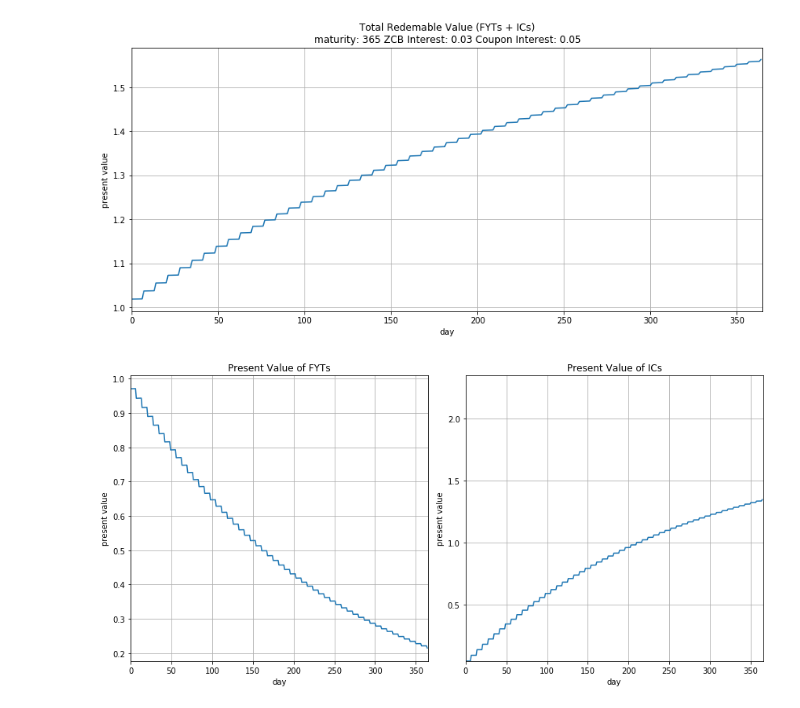
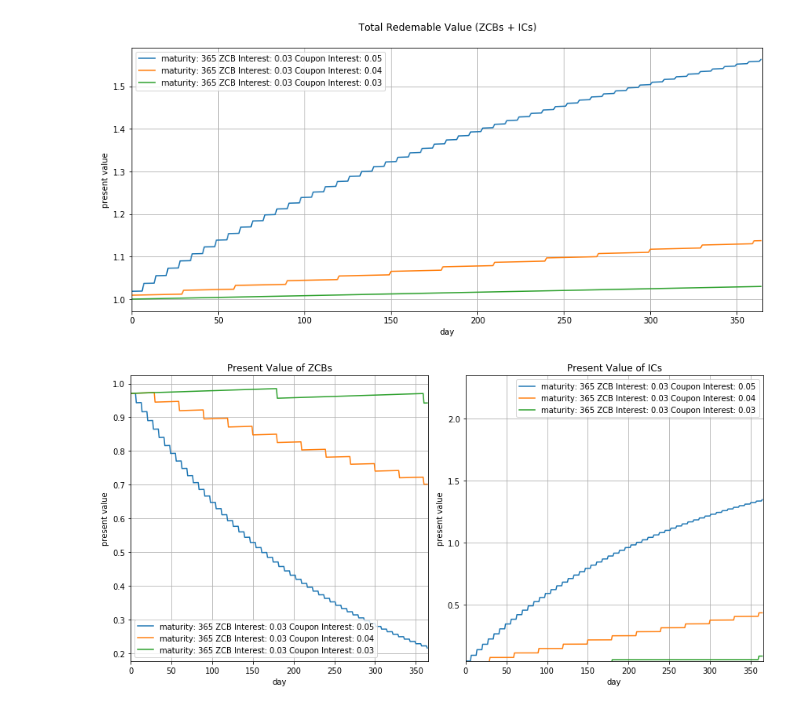
Before and after one commit to delvtech/agent0, a Jupyter notebook: coupon-harvesting.ipynb, the cells around one changed output. Drawn from its saved outputs; the diff is of its cells as text; code cells hidden in the pictures.

```diff
--- a/coupon-harvesting.ipynb
+++ b/coupon-harvesting.ipynb
@@ -176,45 +149,84 @@ ICs Issue Day: 126, ICs at Maturity: 0.029670949196384494, ICs at Present Value:
+# %%
+# generate run matrix
+results = {}
+runs = 3
+iZcbs = [0.03, 0.03, 0.03]
+iCs = [0.05, 0.04, 0.03]
+maturity_days= [365, 365, 365]
+tranch_lengths = [7, 7, 7]
+
+for i in range(runs):
+    iZcb = iZcbs[i]
+    iC = iCs[i]
+    initial_funds = 1
+    maturity_day=maturity_days[i]
+    days=list(range(0,maturity_day))
+    tranch_length=tranch_lengths[i]
+    total_values, zcbs_values, ics_values = run_strategy(iZcb,iC,initial_funds,maturity_day,days,tranch_length)
+    results[i]= (total_values, zcbs_values, ics_values)
 # %%
 import matplotlib.pyplot as plt
 import numpy  as np
 
-other_title_text = "maturity: {} ZCB Interest: {} Coupon Interest: {}".format(initial_num_days_to_maturity,iZcb,iC)
+
 
 x=np.array(days)
 
-y=np.array(total_values)
+y=np.array(results[0][0])
 
 fig, ax = plt.subplots(nrows=1, ncols=1, figsize=(14, 6))
-ax.plot(x,y)
+label0 = "maturity: {} ZCB Interest: {} Coupon Interest: {}".format(maturity_days[0],iZcbs[0],iCs[0])
+ax.plot(x,y,label=label0)
 ax.set_xlim([x[0],x[len(x)-1]+1])
-#y=np.array([calc_zcb_present_value(day,initial_funds)+calc_ic_present_value(day,initial_funds) for day in days])
-#ax.plot(x,y)
+y=np.array(results[1][0])
+label1 = "maturity: {} ZCB Interest: {} Coupon Interest: {}".format(maturity_days[1],iZcbs[1],iCs[1])
+ax.plot(x,y,label=label1)
+y=np.array(results[2][0])
+label2 = "maturity: {} ZCB Interest: {} Coupon Interest: {}".format(maturity_days[2],iZcbs[2],iCs[2])
+ax.plot(x,y,label=label2)
 ax.grid()
-ax.set_title('Total Redemable Value (FYTs + ICs)\n'+other_title_text)
+ax.set_title('Total Redemable Value (ZCBs + ICs)\n')
 ax.set_xlabel('day')
 ax.set_ylabel('present value');
+leg = ax.legend();
 
 
-y=np.array(zcbs_values)
+y=np.array(results[0][1])
 fig, ax = plt.subplots(nrows=1, ncols=2, figsize=(12, 6))
-ax[0].plot(x,y)
+label0 = "maturity: {} ZCB Interest: {} Coupon Interest: {}".format(maturity_days[0],iZcbs[0],iCs[0])
+ax[0].plot(x,y,label=label0)
 ax[0].set_xlim([x[0],x[len(x)-1]+1])
+y=np.array(results[1][1])
+label1 = "maturity: {} ZCB Interest: {} Coupon Interest: {}".format(maturity_days[1],iZcbs[1],iCs[1])
+ax[0].plot(x,y,label=label1)
+y=np.array(results[2][1])
+label2 = "maturity: {} ZCB Interest: {} Coupon Interest: {}".format(maturity_days[2],iZcbs[2],iCs[2])
+ax[0].plot(x,y,label=label2)
 ax[0].grid()
-ax[0].set_title('Present Value of FYTs')
+ax[0].set_title('Present Value of ZCBs')
 ax[0].set_xlabel('day')
 ax[0].set_ylabel('present value')
+leg = ax[0].legend();
 
-y=np.array(ics_values)
-ax[1].plot(x,y)
+y=np.array(results[0][2])
+label0 = "maturity: {} ZCB Interest: {} Coupon Interest: {}".format(maturity_days[0],iZcbs[0],iCs[0])
+ax[1].plot(x,y,label=label0)
 ax[1].set_xlim([x[0],x[len(x)-1]+1])
 ax[1].set_ylim([y[0],y[len(y)-1]+1])
+y=np.array(results[1][2])
+label1 = "maturity: {} ZCB Interest: {} Coupon Interest: {}".format(maturity_days[1],iZcbs[1],iCs[1])
+ax[1].plot(x,y,label=label1)
+y=np.array(results[2][2])
+label2 = "maturity: {} ZCB Interest: {} Coupon Interest: {}".format(maturity_days[2],iZcbs[2],iCs[2])
+ax[1].plot(x,y,label=label2)
 ax[1].grid()
 ax[1].set_title('Present Value of ICs')
 ax[1].set_xlabel('day')
 ax[1].set_ylabel('present value')
-
+leg = ax[1].legend();
 fig.tight_layout()
 # %% [output]
-[figure, old version]
+[figure, new version]
-[figure, old version]
+[figure, new version]
 # %%
 y=np.array([calc_zcb_present_value(day,initial_funds)+calc_ic_present_value(day,initial_funds) for day in days])
```
Also changed, not shown: parts of 4 cells of this notebook.
